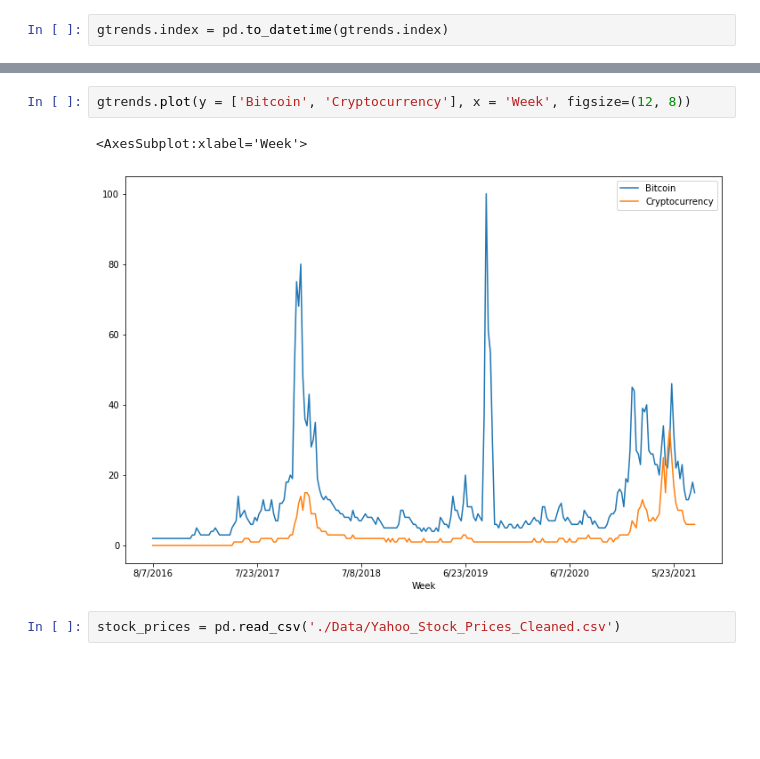
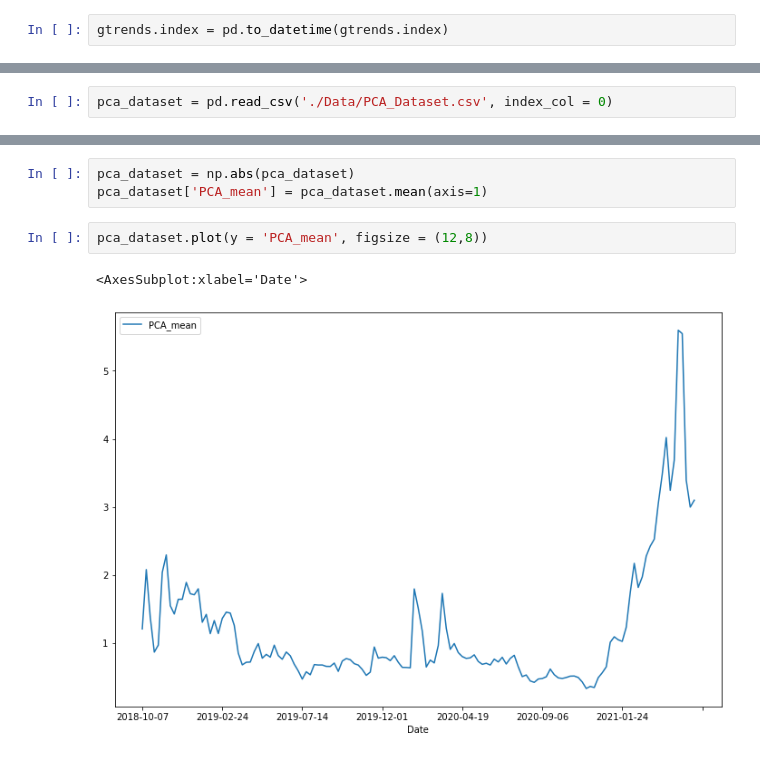
Before and after one commit to kenneykwan/Springboard, a Jupyter notebook: Capstone2-CCI30Index/Capstone 2 - Preprocessing and Training.ipynb, the cells around one changed output, grey strips where cells are left out. Drawn from its saved outputs; the diff is of its cells as text; blank space fills up the shorter version.

```diff
--- a/Capstone2-CCI30Index/Capstone 2 - Preprocessing and Training.ipynb
+++ b/Capstone2-CCI30Index/Capstone 2 - Preprocessing and Training.ipynb
@@ -84,0 +89,2 @@ memory usage: 6.2+ KB
+# %%
+pca_dataset = pd.read_csv('./Data/PCA_Dataset.csv', index_col = 0)
@@ -85,7 +101,8 @@ memory usage: 6.2+ KB
+# %%
+pca_dataset = np.abs(pca_dataset)
+pca_dataset['PCA_mean'] = pca_dataset.mean(axis=1)
 # %%
-gtrends.plot(y = ['Bitcoin', 'Cryptocurrency'], x = 'Week', figsize=(12, 8))
+pca_dataset.plot(y = 'PCA_mean', figsize = (12,8))
 # %% [output]
-<AxesSubplot:xlabel='Week'>
+<AxesSubplot:xlabel='Date'>
-[figure, old version]
+[figure, new version]
-# %%
-stock_prices = pd.read_csv('./Data/Yahoo_Stock_Prices_Cleaned.csv')
```
Also changed, not shown: parts of 16 cells of this notebook, 4 other files.
